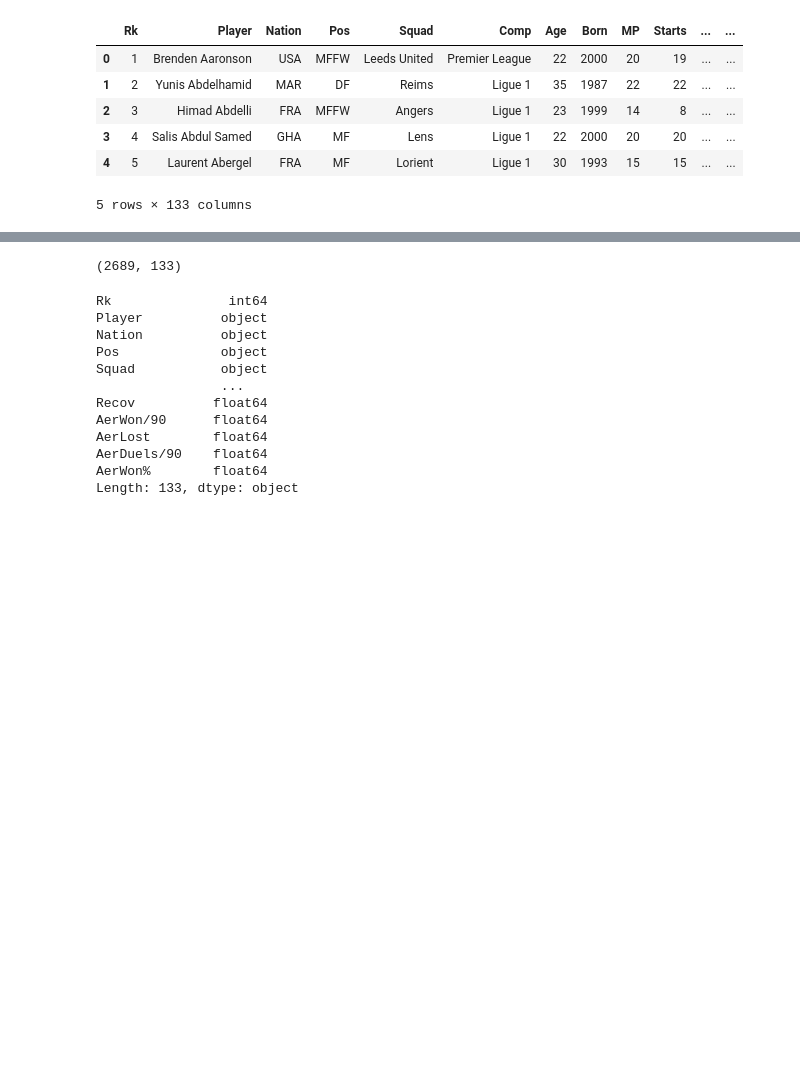
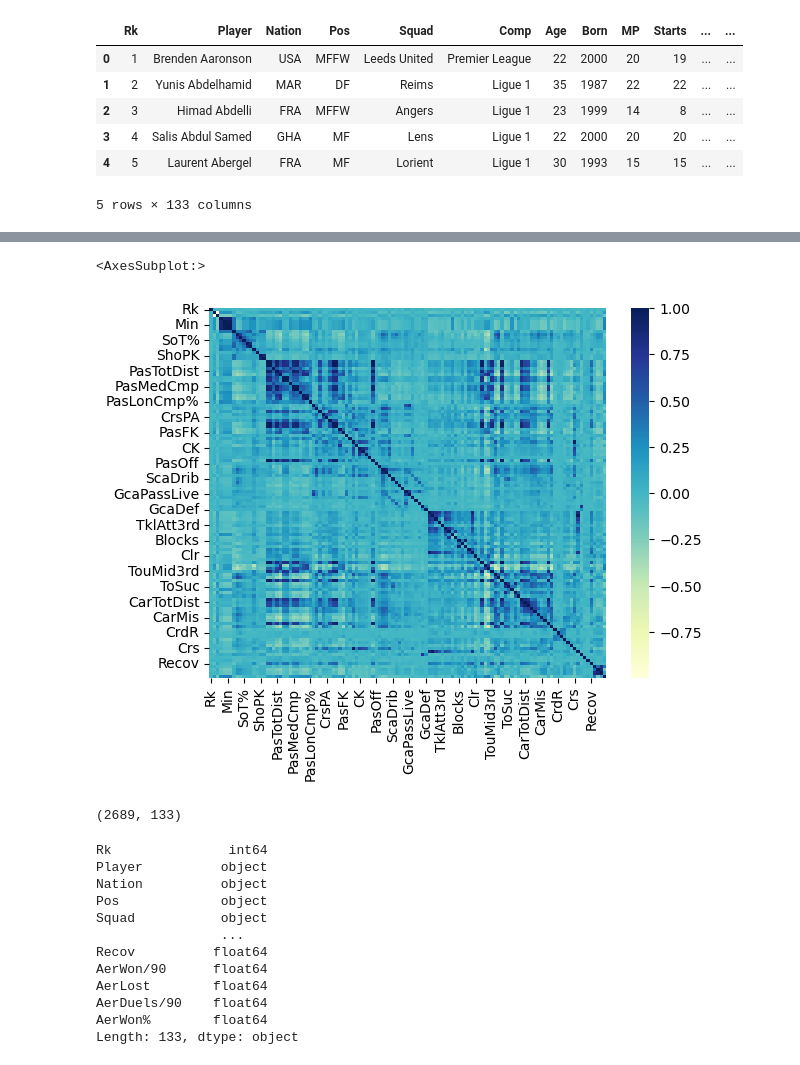
Before and after one commit to UrekMinhzino/Football-Player-Recommender-System, a Jupyter notebook: VanDick_replacement.ipynb, the cells around one changed output, grey strips where cells are left out. Drawn from its saved outputs; the diff is of its cells as text; code cells hidden in the pictures; blank space fills up the shorter version.

```diff
--- a/VanDick_replacement.ipynb
+++ b/VanDick_replacement.ipynb
@@ -23,3 +43,10 @@ df.head()
+# %%
+# Correlation Matrix to identify any correlations between KPI columns
+corr_matrix = df.corr()
+sns.heatmap(corr_matrix, cmap="YlGnBu")
+# %% [output]
+<AxesSubplot:>
+[figure, added]
 # %%
 # Shape of the data
 
```
Also changed, not shown: parts of 8 cells of this notebook.
